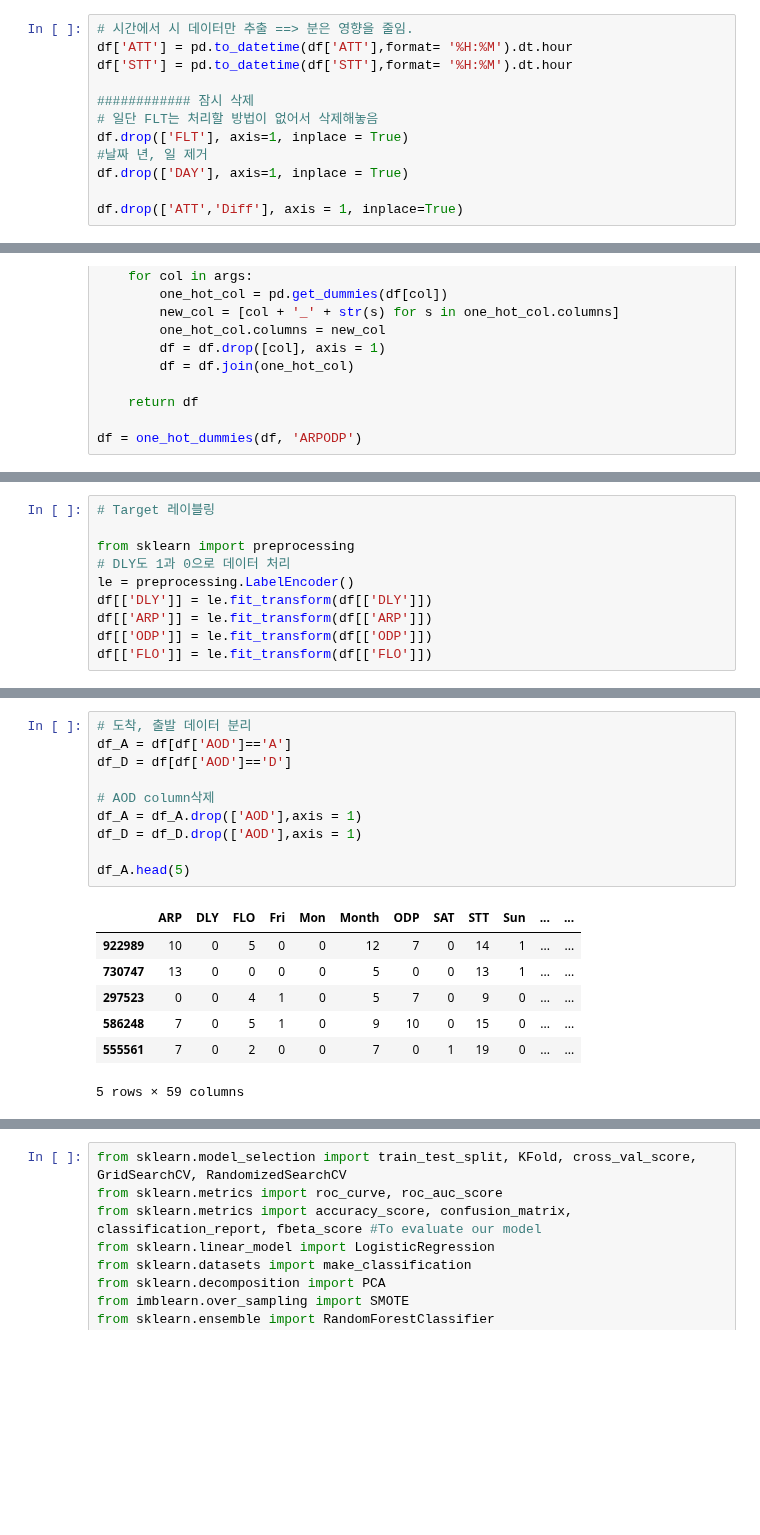
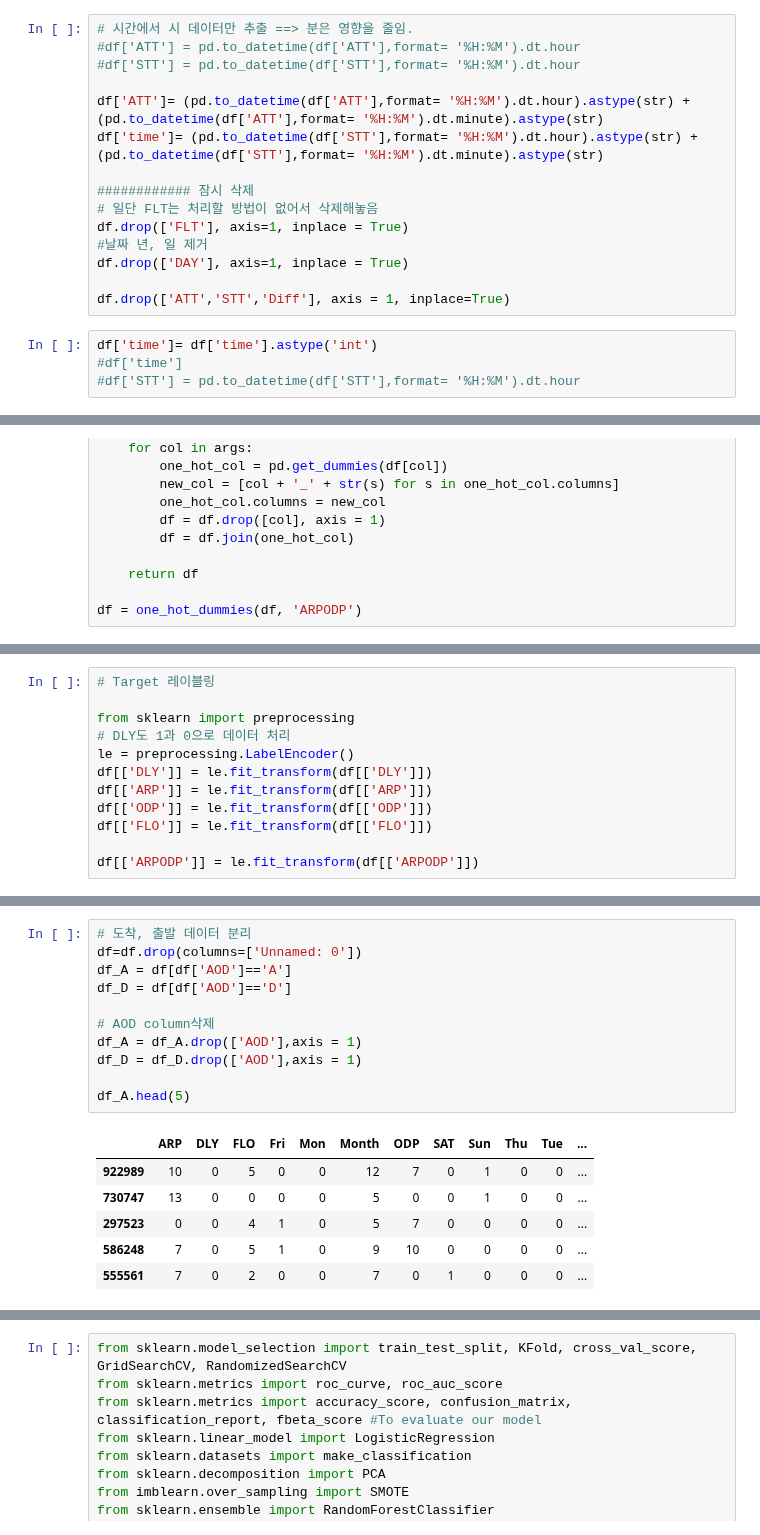
Before and after one commit to KimDoubleB/DelayPrediction, a Jupyter notebook: bb/model.ipynb, the cells around one changed output, grey strips where cells are left out. Cells and saved outputs as stored; diff of their text form; blank space fills up the shorter version.

Commit message:
use time for prediction

```diff
--- a/bb/model.ipynb
+++ b/bb/model.ipynb
@@ -284,8 +284,11 @@ df.head(100)
 # dist_box(df[df['AOD'] == 'D'], numerical_feature)
 # %%
 # 시간에서 시 데이터만 추출 ==> 분은 영향을 줄임.
-df['ATT'] = pd.to_datetime(df['ATT'],format= '%H:%M').dt.hour
-df['STT'] = pd.to_datetime(df['STT'],format= '%H:%M').dt.hour
+#df['ATT'] = pd.to_datetime(df['ATT'],format= '%H:%M').dt.hour
+#df['STT'] = pd.to_datetime(df['STT'],format= '%H:%M').dt.hour
+
+df['ATT']= (pd.to_datetime(df['ATT'],format= '%H:%M').dt.hour).astype(str) + (pd.to_datetime(df['ATT'],format= '%H:%M').dt.minute).astype(str)
+df['time']= (pd.to_datetime(df['STT'],format= '%H:%M').dt.hour).astype(str) + (pd.to_datetime(df['STT'],format= '%H:%M').dt.minute).astype(str)
 
 ############ 잠시 삭제
 # 일단 FLT는 처리할 방법이 없어서 삭제해놓음
@@ -293,7 +296,11 @@ df.drop(['FLT'], axis=1, inplace = True)
 #날짜 년, 일 제거
 df.drop(['DAY'], axis=1, inplace = True)
 
-df.drop(['ATT','Diff'], axis = 1, inplace=True)
+df.drop(['ATT','STT','Diff'], axis = 1, inplace=True)
+# %%
+df['time']= df['time'].astype('int')
+#df['time']
+#df['STT'] = pd.to_datetime(df['STT'],format= '%H:%M').dt.hour
 # %%
 # Categorical data --> one hot encoding
 
@@ -348,6 +355,8 @@ df[['DLY']] = le.fit_transform(df[['DLY']])
 df[['ARP']] = le.fit_transform(df[['ARP']])
 df[['ODP']] = le.fit_transform(df[['ODP']])
 df[['FLO']] = le.fit_transform(df[['FLO']])
+
+df[['ARPODP']] = le.fit_transform(df[['ARPODP']])
 # %%
 df.head()
 # %% [output]
@@ -381,21 +390,21 @@ memory usage: 215.1+ MB
 # %%
 # 도착, 출발 데이터 분리
+df=df.drop(columns=['Unnamed: 0'])
 df_A = df[df['AOD']=='A']
 df_D = df[df['AOD']=='D']
 
 # AOD column삭제
 df_A = df_A.drop(['AOD'],axis = 1)
 df_D = df_D.drop(['AOD'],axis = 1)
 
 df_A.head(5)
 # %% [output]
-|  | ARP | DLY | FLO | Fri | Mon | Month | ODP | SAT | STT | Sun | ... | ... |
-| 922989 | 10 | 0 | 5 | 0 | 0 | 12 | 7 | 0 | 14 | 1 | ... | ... |
-| 730747 | 13 | 0 | 0 | 0 | 0 | 5 | 0 | 0 | 13 | 1 | ... | ... |
-| 297523 | 0 | 0 | 4 | 1 | 0 | 5 | 7 | 0 | 9 | 0 | ... | ... |
-| 586248 | 7 | 0 | 5 | 1 | 0 | 9 | 10 | 0 | 15 | 0 | ... | ... |
-| 555561 | 7 | 0 | 2 | 0 | 0 | 7 | 0 | 1 | 19 | 0 | ... | ... |
+|  | ARP | DLY | FLO | Fri | Mon | Month | ODP | SAT | Sun | Thu | Tue | ... |
+| 922989 | 10 | 0 | 5 | 0 | 0 | 12 | 7 | 0 | 1 | 0 | 0 | ... |
+| 730747 | 13 | 0 | 0 | 0 | 0 | 5 | 0 | 0 | 1 | 0 | 0 | ... |
+| 297523 | 0 | 0 | 4 | 1 | 0 | 5 | 7 | 0 | 0 | 0 | 0 | ... |
+| 586248 | 7 | 0 | 5 | 1 | 0 | 9 | 10 | 0 | 0 | 0 | 0 | ... |
+| 555561 | 7 | 0 | 2 | 0 | 0 | 7 | 0 | 1 | 0 | 0 | 0 | ... |
-5 rows × 59 columns
 # %%
 df.info()
 # %% [output]
```
Also changed, not shown: parts of 27 cells of this notebook, 1 other file.
